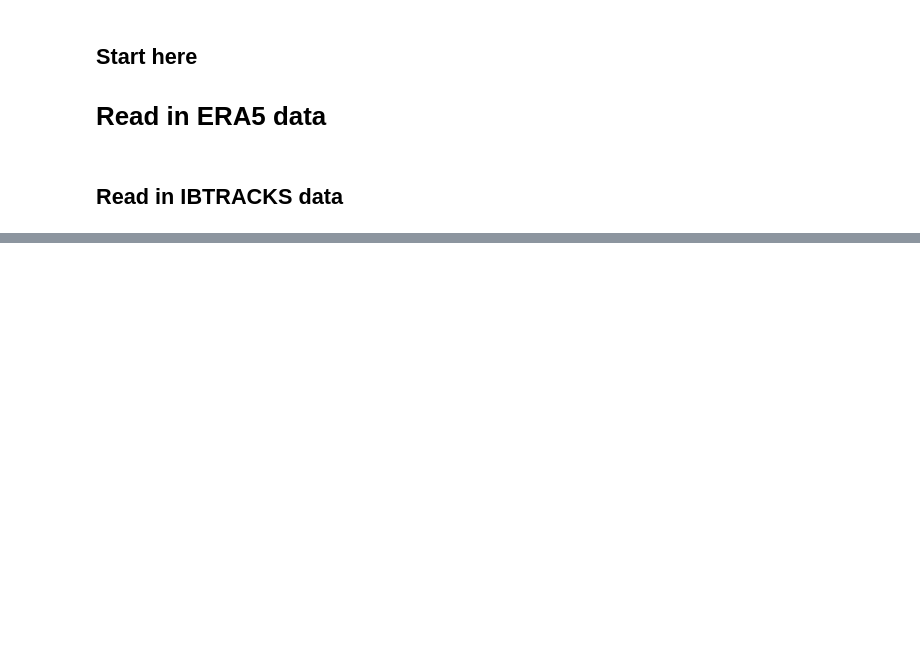
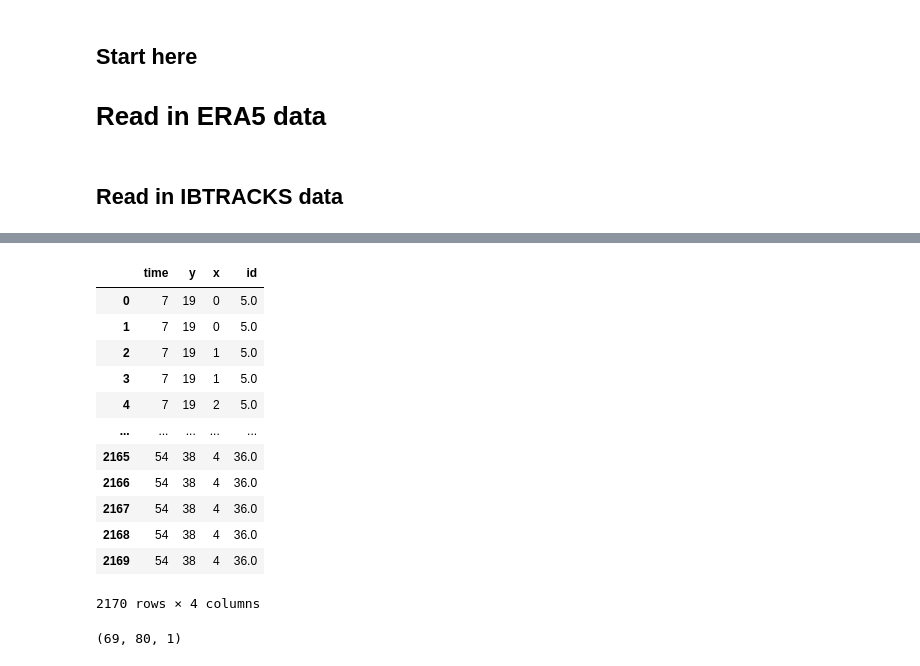
Before and after one commit to ProjectPythia/ml-hurricane-intensity, a Jupyter notebook: test_folder/preprocess_pilot.ipynb, the cells around one changed output, grey strips where cells are left out. Saved outputs shown, nothing was run; the diff lists cells and outputs as text; code cells hidden in the pictures; blank space fills up the shorter version.

Commit message:
Finalized preprocess file

```diff
--- a/test_folder/preprocess_pilot.ipynb
+++ b/test_folder/preprocess_pilot.ipynb
@@ -305,12 +336,26 @@ from sklearn.model_selection import train_test_split
 # %%
 # find the data with NaN values
 nan_mask = np.isnan(input_final['r'])
 # nan coords
 
 nan_coords = np.where(nan_mask)
-nan_coords_df = pd.DataFrame({'time': nan_coords[0], 'y': nan_coords[1], 'x': nan_coords[2], 'SID': input_final['SID'].values[nan_coords[0]]})
+nan_coords_df = pd.DataFrame({'time': nan_coords[0], 'y': nan_coords[1], 'x': nan_coords[2], 'id': input_final['id'].values[nan_coords[0]]})
 
 nan_coords_df
+# %% [output]
+|  | time | y | x | id |
+| 0 | 7 | 19 | 0 | 5.0 |
+| 1 | 7 | 19 | 0 | 5.0 |
+| 2 | 7 | 19 | 1 | 5.0 |
+| 3 | 7 | 19 | 1 | 5.0 |
+| 4 | 7 | 19 | 2 | 5.0 |
+| ... | ... | ... | ... | ... |
+| 2165 | 54 | 38 | 4 | 36.0 |
+| 2166 | 54 | 38 | 4 | 36.0 |
+| 2167 | 54 | 38 | 4 | 36.0 |
+| 2168 | 54 | 38 | 4 | 36.0 |
+| 2169 | 54 | 38 | 4 | 36.0 |
+2170 rows × 4 columns
 # %%
 final_padded_filled = final_input_padded.fillna(0)  # Fill NaN values with zeros
 # %%
@@ -318,7 +363,7 @@ input_final = final_padded_filled
 # %%
 x_data = input_final[['u', 'v', 'vo', 'speed_shear', 'sp', 'r', 'cor_params']].to_array().values
 
-sid_groups = input_final['SID'].to_dataframe()
+id_groups = input_final['id'].to_dataframe()
 
 
 x_data_ordered = x_data.transpose(1,2,3,4,0)
@@ -330,5 +375,7 @@ y_data = input_final['target'].values
 y_data = np.expand_dims(y_data, axis=-1)
 
 y_data.shape
+# %% [output]
+(69, 80, 1)
 # %%
 x_data_ordered
```
Also changed, not shown: parts of 9 cells of this notebook.
